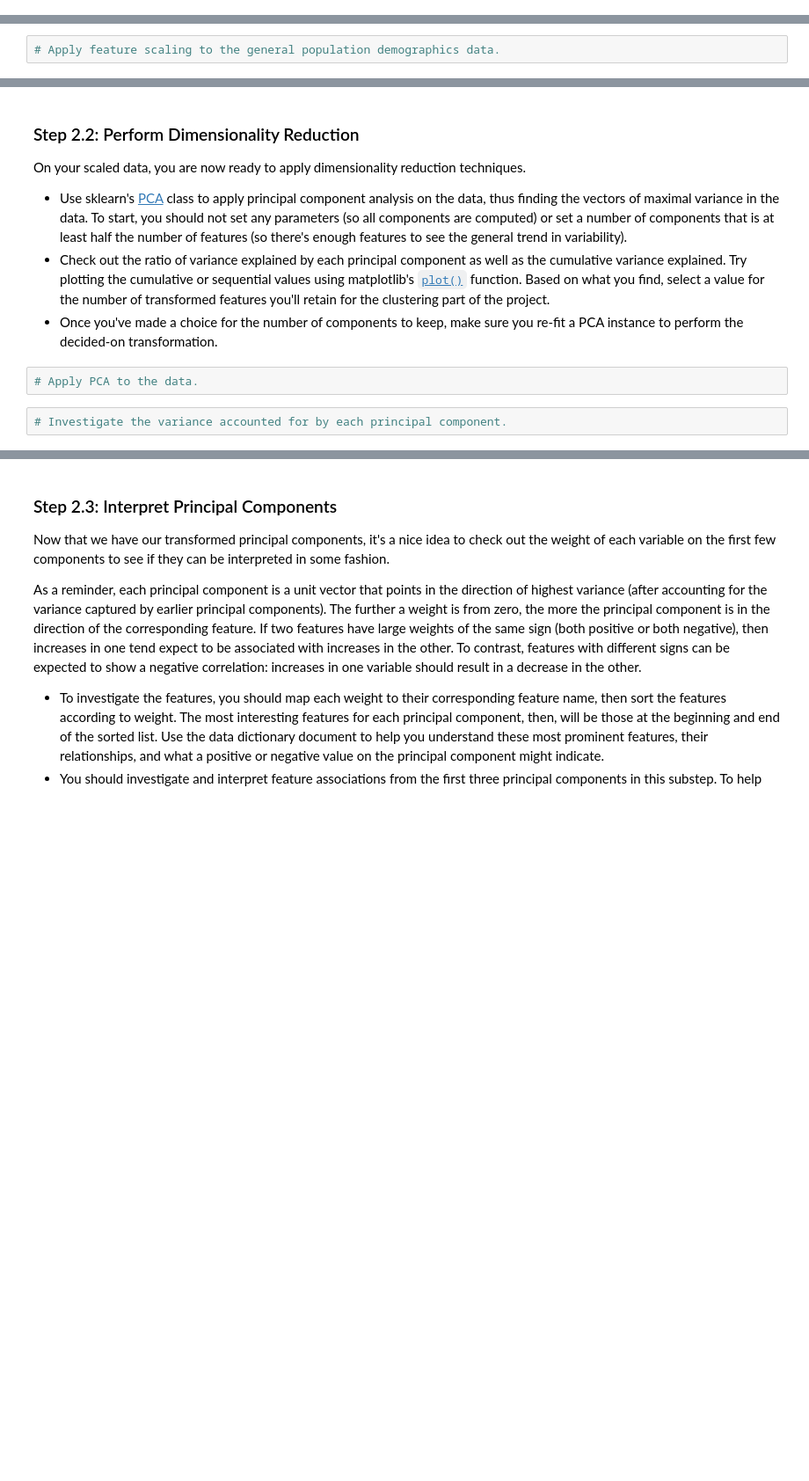
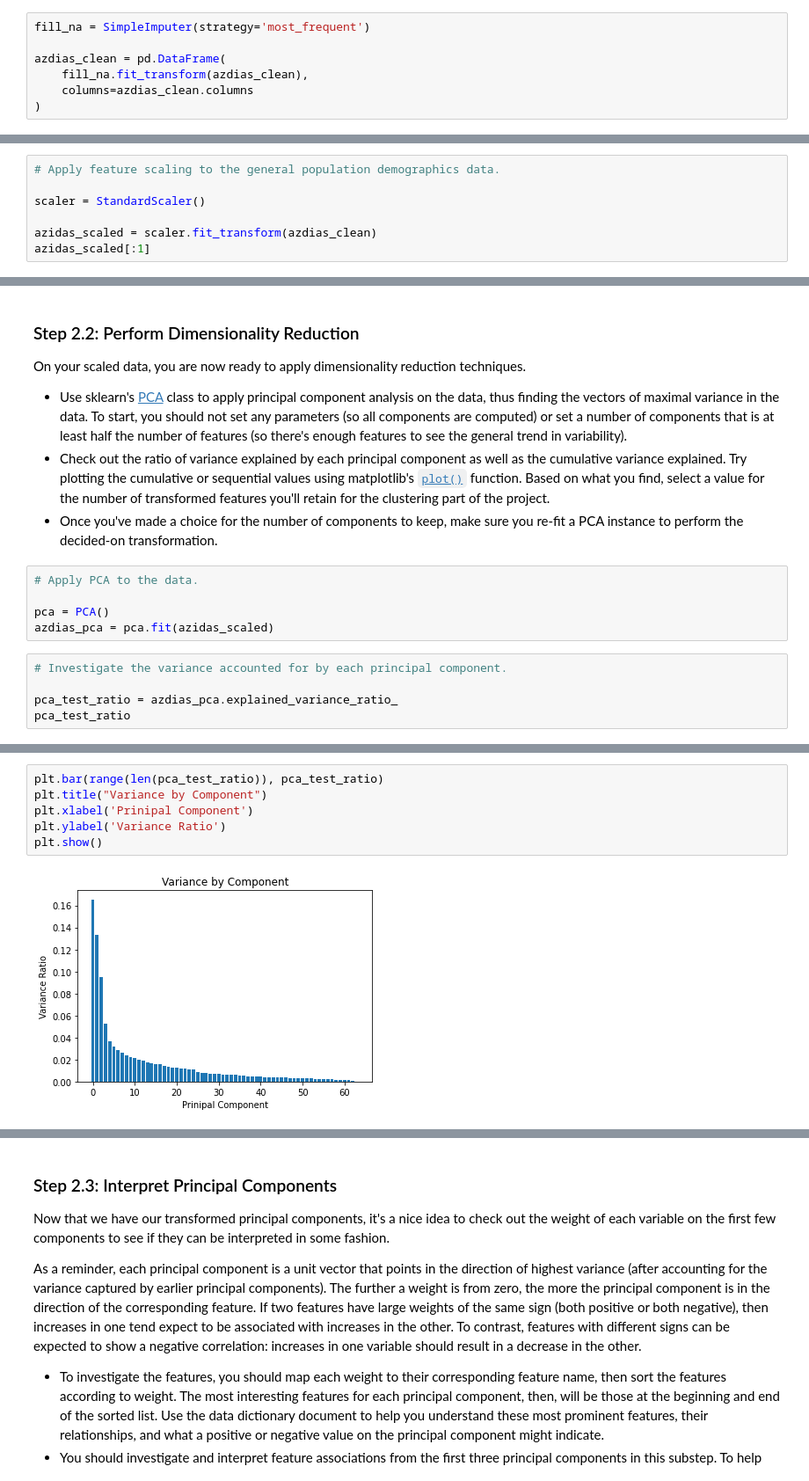
Before and after one commit to matt-35/Udacity-Identify_Customer_Segments, a Jupyter notebook: Identify_Customer_Segments.ipynb, the cells around one changed output, grey strips where cells are left out. Shown: that part at 88% size. Cells and saved outputs as stored; diff of their text form; blank space fills up the shorter version.

```diff
--- a/Identify_Customer_Segments.ipynb
+++ b/Identify_Customer_Segments.ipynb
@@ -636,0 +720,7 @@ Before we apply dimensionality reduction techniques to the data, we need to perf
+# %%
+fill_na = SimpleImputer(strategy='most_frequent')
+
+azdias_clean = pd.DataFrame(
+    fill_na.fit_transform(azdias_clean),
+    columns=azdias_clean.columns
+)
@@ -637,2 +732,7 @@ Before we apply dimensionality reduction techniques to the data, we need to perf
 # %%
 # Apply feature scaling to the general population demographics data.
+
+scaler = StandardScaler()
+
+azidas_scaled = scaler.fit_transform(azdias_clean)
+azidas_scaled[:1]
@@ -650,5 +770,11 @@ On your scaled data, you are now ready to apply dimensionality reduction techniq
 - Once you've made a choice for the number of components to keep, make sure you re-fit a PCA instance to perform the decided-on transformation.
 # %%
 # Apply PCA to the data.
+
+pca = PCA()
+azdias_pca = pca.fit(azidas_scaled)
 # %%
 # Investigate the variance accounted for by each principal component.
+
+pca_test_ratio = azdias_pca.explained_variance_ratio_
+pca_test_ratio
@@ -654,0 +798,8 @@ On your scaled data, you are now ready to apply dimensionality reduction techniq
+# %%
+plt.bar(range(len(pca_test_ratio)), pca_test_ratio)
+plt.title("Variance by Component")
+plt.xlabel('Prinipal Component')
+plt.ylabel('Variance Ratio')
+plt.show()
+# %% [output]
+[figure, added]
```
Also changed, not shown: parts of 34 cells of this notebook, 2 other files.
